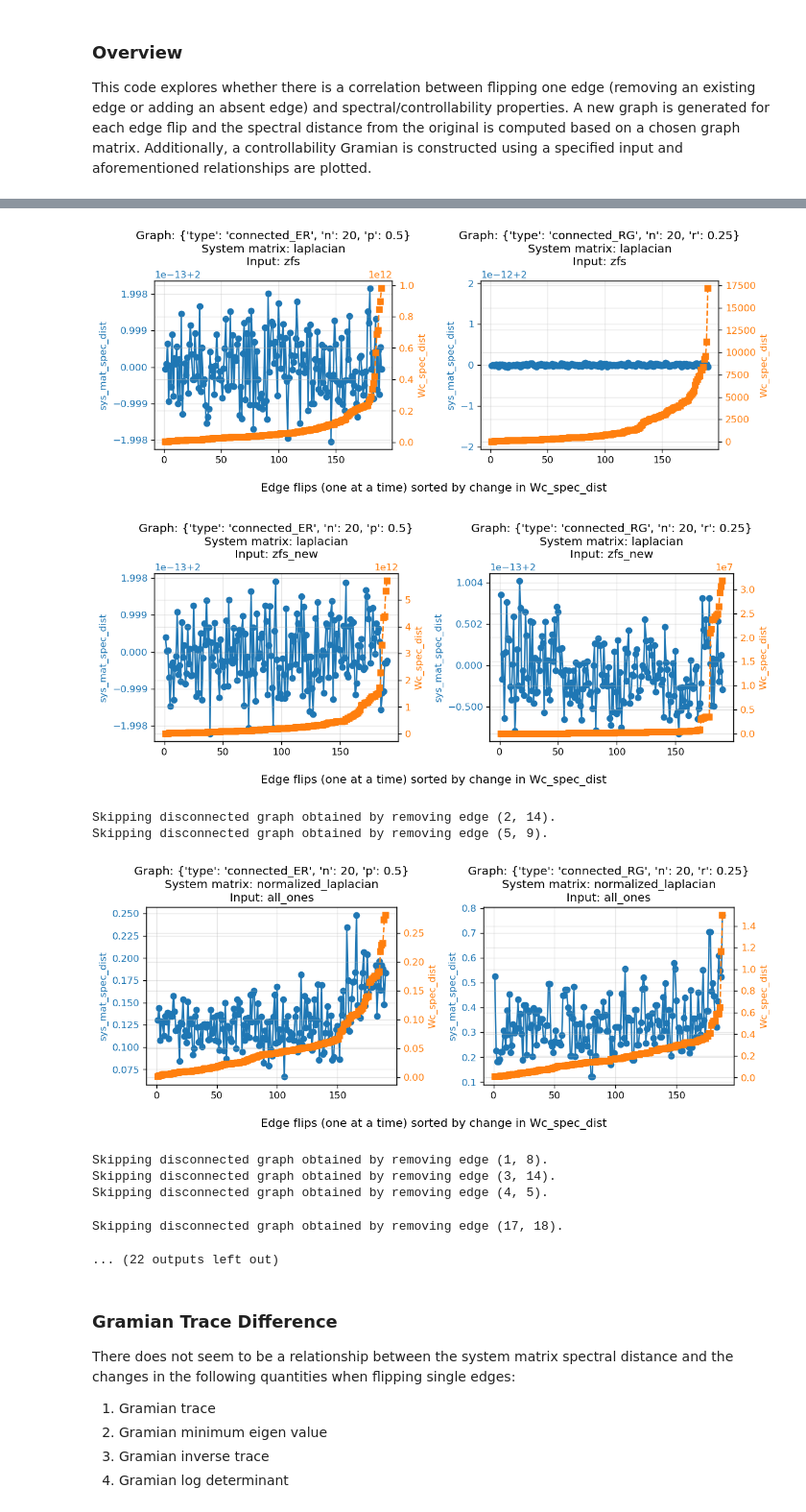
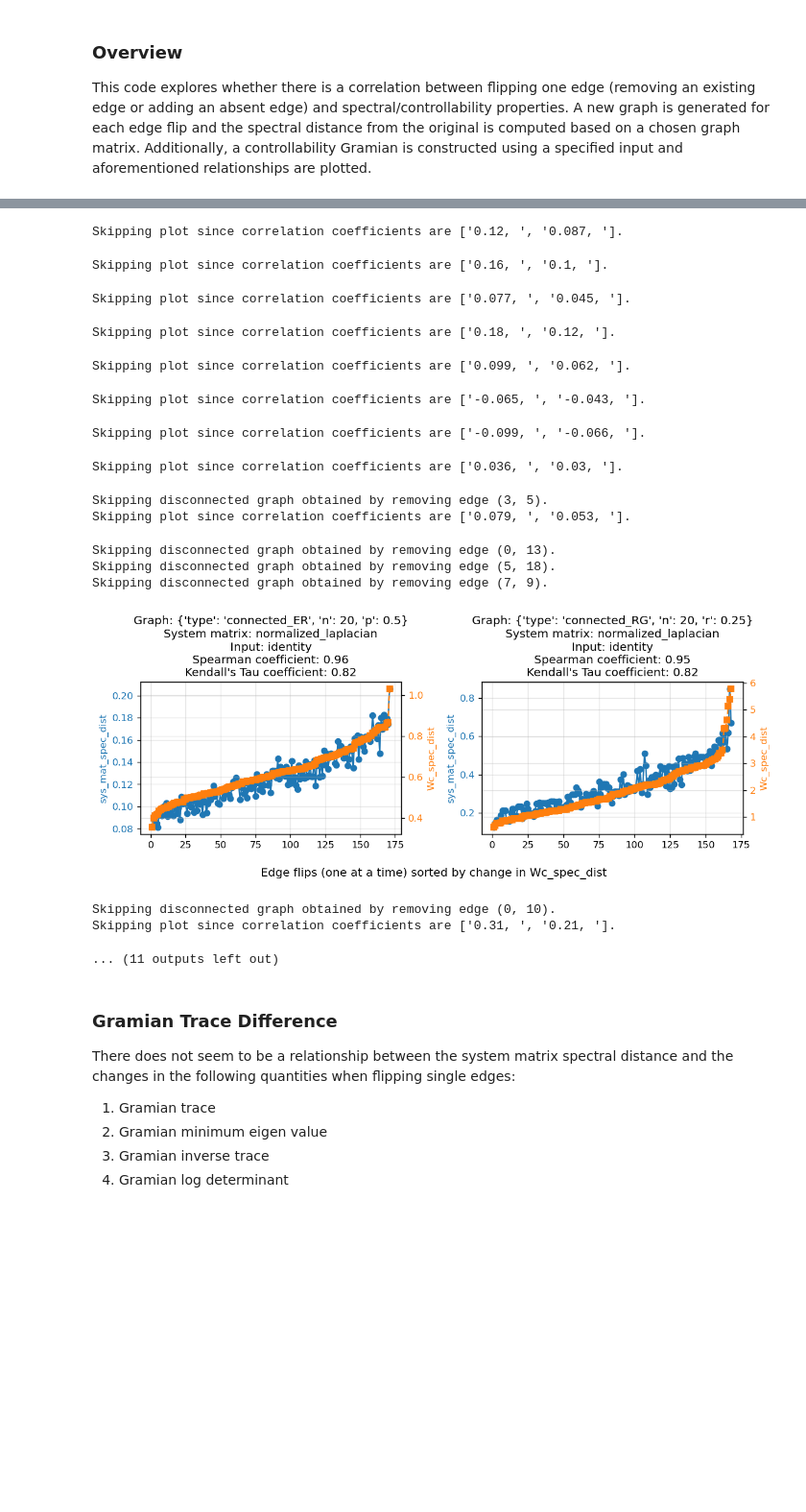
Before and after one commit to cirens-utd/distinguish-control-graphs, a Jupyter notebook: single_graph_edge_expt.ipynb, the cells around one changed output, grey strips where cells are left out. Shown at 96% size. Drawn from its saved outputs; the diff is of its cells as text; code cells hidden in the pictures; blank space fills up the shorter version.

Commit message:
added option to skip plotting low monotonicity correlation results

```diff
--- a/single_graph_edge_expt.ipynb
+++ b/single_graph_edge_expt.ipynb
@@ -23,5 +23,5 @@ for matrix_choice in matrix_choices:
     for input_choice in input_choices:
         options['graph_matrix_choice'] = matrix_choice
         options['input'] = input_choice
-        single_graph_edge_expt(options)
+        graph_edge_toggling_expt(options, plot_all_ignoring_low_corr=True)
 # %% [output]
@@ -34,13 +28,20 @@ for matrix_choice in matrix_choices:
-[figure, removed]
-[figure, removed]
-Skipping disconnected graph obtained by removing edge (2, 14).
-Skipping disconnected graph obtained by removing edge (5, 9).
+Skipping plot since correlation coefficients are ['0.12, ', '0.087, '].
-[figure, removed]
-Skipping disconnected graph obtained by removing edge (1, 8).
-Skipping disconnected graph obtained by removing edge (3, 14).
-Skipping disconnected graph obtained by removing edge (4, 5).
+Skipping plot since correlation coefficients are ['0.16, ', '0.1, '].
-Skipping disconnected graph obtained by removing edge (17, 18).
+Skipping plot since correlation coefficients are ['0.077, ', '0.045, '].
-... (22 outputs left out)
+Skipping plot since correlation coefficients are ['0.18, ', '0.12, '].
+Skipping plot since correlation coefficients are ['0.099, ', '0.062, '].
+Skipping plot since correlation coefficients are ['-0.065, ', '-0.043, '].
+Skipping plot since correlation coefficients are ['-0.099, ', '-0.066, '].
+Skipping plot since correlation coefficients are ['0.036, ', '0.03, '].
+Skipping disconnected graph obtained by removing edge (3, 5).
+Skipping plot since correlation coefficients are ['0.079, ', '0.053, '].
+Skipping disconnected graph obtained by removing edge (0, 13).
+Skipping disconnected graph obtained by removing edge (5, 18).
+Skipping disconnected graph obtained by removing edge (7, 9).
+[figure, new version]
+Skipping disconnected graph obtained by removing edge (0, 10).
+Skipping plot since correlation coefficients are ['0.31, ', '0.21, '].
+... (11 outputs left out)
 # %% [markdown]
 ### Gramian Trace Difference
 
```
Also changed, not shown: parts of 3 cells of this notebook, 2 other files.
